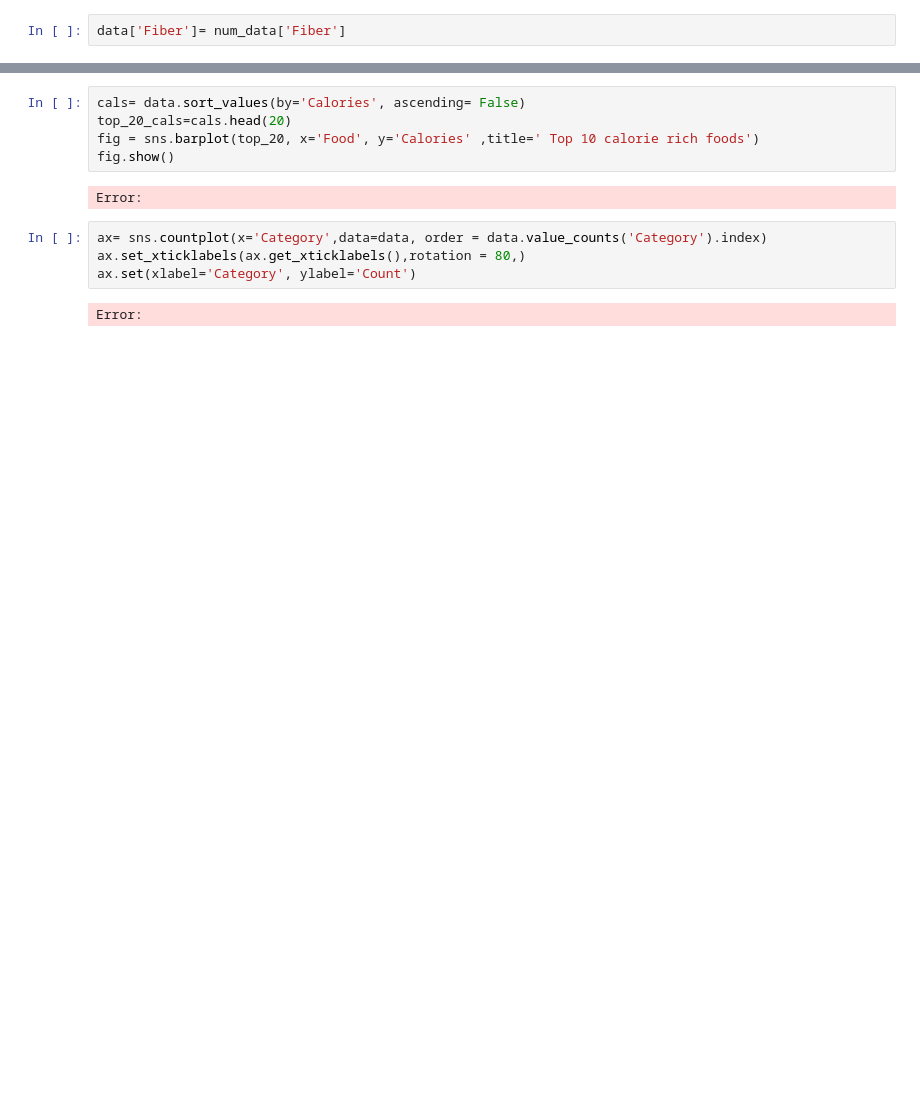
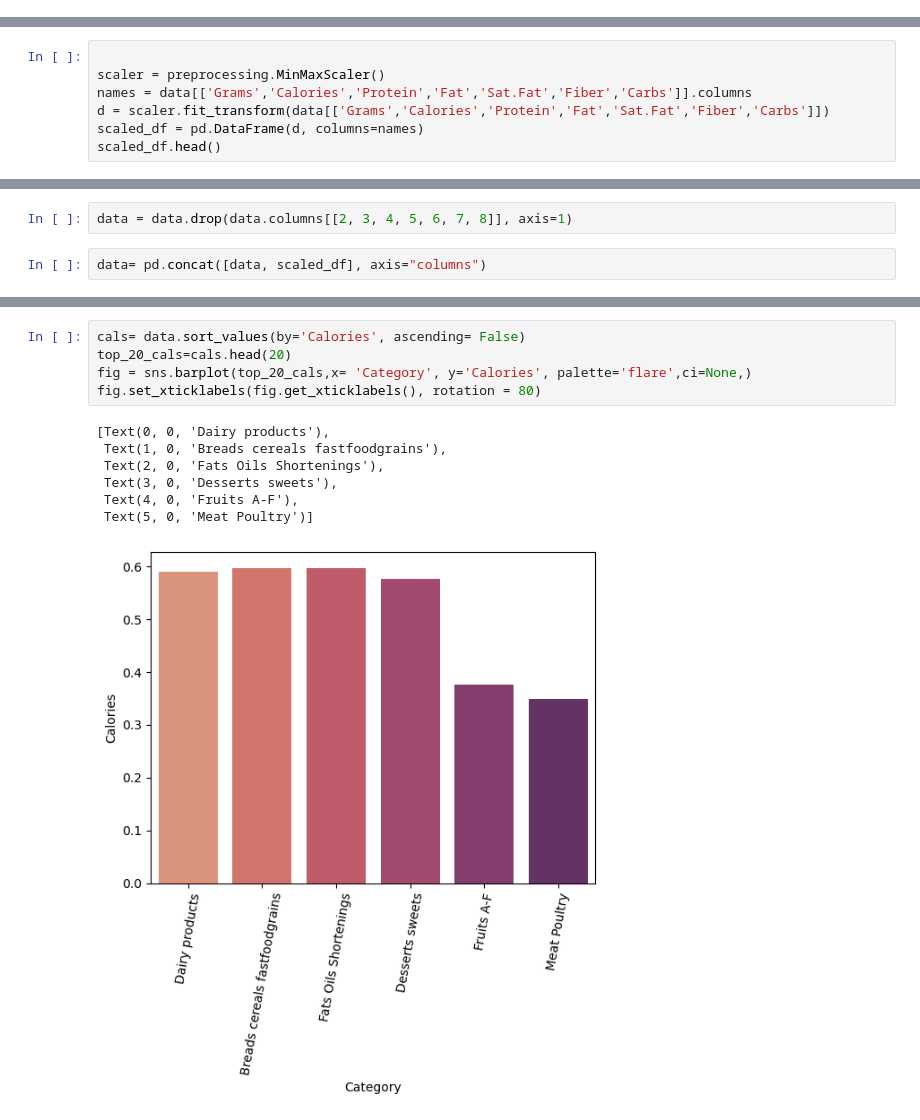
Before and after one commit to Rawanawh/Nutrition-facts-analysis, a Jupyter notebook: Nutrition project.ipynb, the cells around one changed output, grey strips where cells are left out. Drawn from its saved outputs; the diff is of its cells as text; blank space fills up the shorter version.

```diff
--- a/Nutrition project.ipynb
+++ b/Nutrition project.ipynb
@@ -161,2 +139,0 @@ Error:
-# %%
-data['Fiber']= num_data['Fiber']
@@ -176,0 +140,7 @@ Error:
+# %%
+
+scaler = preprocessing.MinMaxScaler()
+names = data[['Grams','Calories','Protein','Fat','Sat.Fat','Fiber','Carbs']].columns
+d = scaler.fit_transform(data[['Grams','Calories','Protein','Fat','Sat.Fat','Fiber','Carbs']])
+scaled_df = pd.DataFrame(d, columns=names)
+scaled_df.head()
@@ -176,0 +154,4 @@ Error:
+# %%
+data = data.drop(data.columns[[2, 3, 4, 5, 6, 7, 8]], axis=1)
+# %%
+data= pd.concat([data, scaled_df], axis="columns")
@@ -177,15 +174,15 @@ Error:
 # %%
 cals= data.sort_values(by='Calories', ascending= False)
 top_20_cals=cals.head(20)
-fig = sns.barplot(top_20, x='Food', y='Calories' ,title=' Top 10 calorie rich foods')
-fig.show()
+fig = sns.barplot(top_20_cals,x= 'Category', y='Calories', palette='flare',ci=None,)
+fig.set_xticklabels(fig.get_xticklabels(), rotation = 80)
 # %% [output]
-Error:
+[Text(0, 0, 'Dairy products'),
+ Text(1, 0, 'Breads cereals fastfoodgrains'),
+ Text(2, 0, 'Fats Oils Shortenings'),
+ Text(3, 0, 'Desserts sweets'),
+ Text(4, 0, 'Fruits A-F'),
+ Text(5, 0, 'Meat Poultry')]
+[figure, added]
-# %%
-ax= sns.countplot(x='Category',data=data, order = data.value_counts('Category').index)
-ax.set_xticklabels(ax.get_xticklabels(),rotation = 80,)
-ax.set(xlabel='Category', ylabel='Count')
-# %% [output]
-Error:
 # %%
 # fig = sns.barplot(x='Protein',y='Category', data=data, order = data['Category'].value_counts().index)
```
Also changed, not shown: parts of 43 cells of this notebook.
